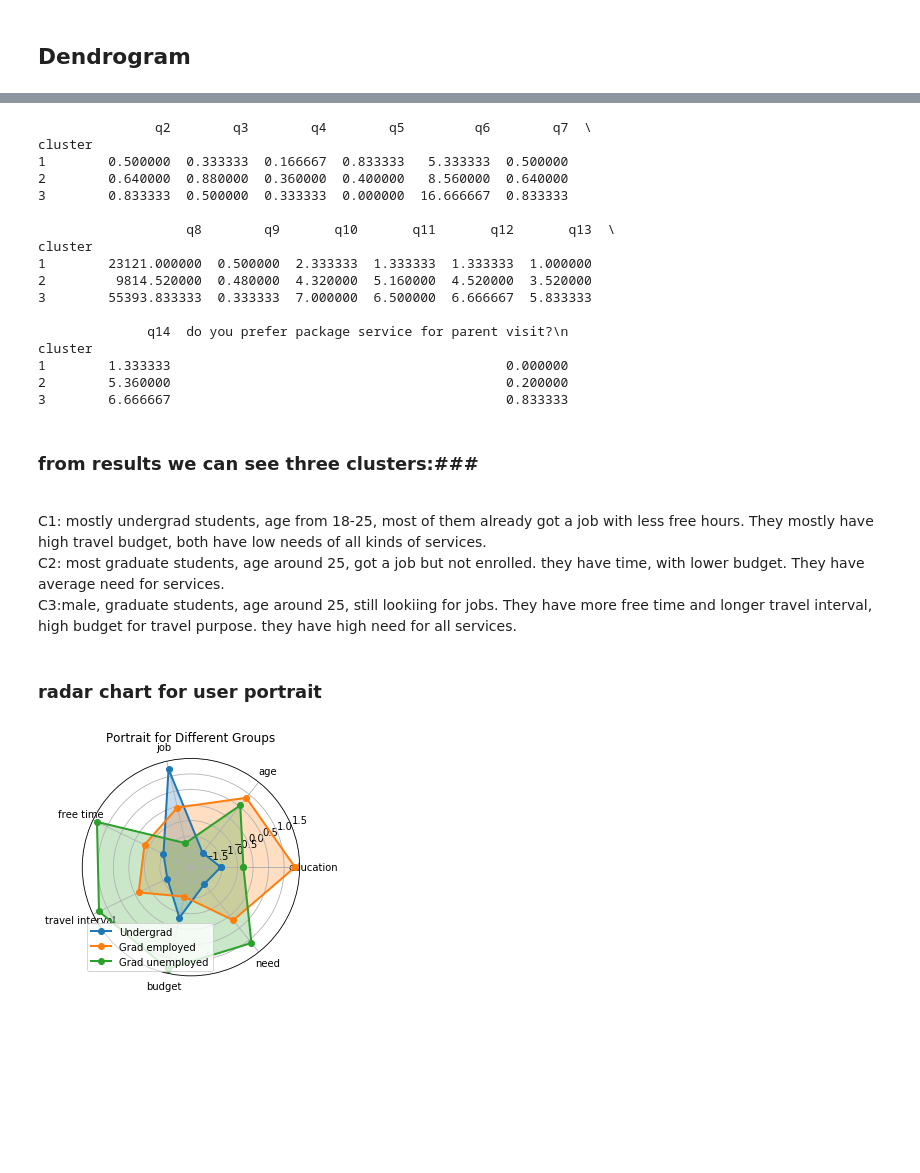
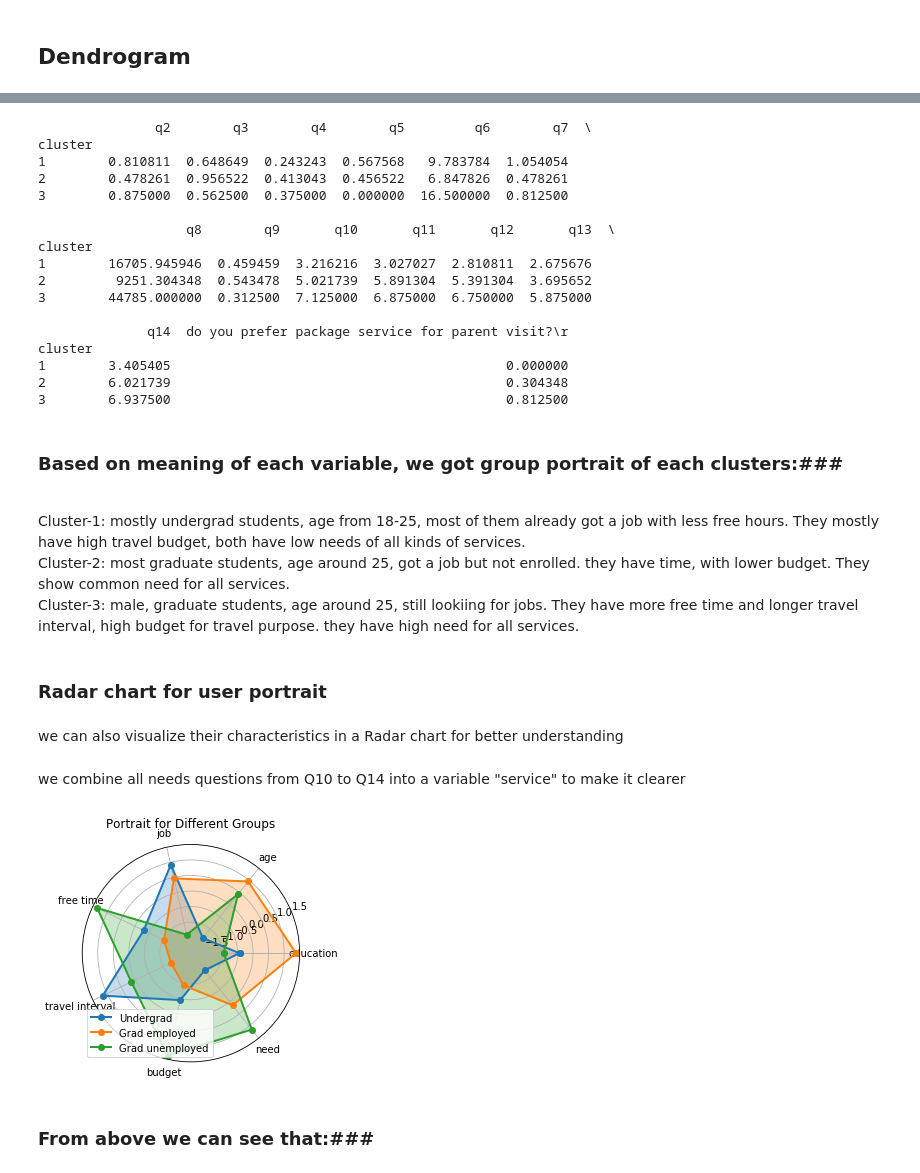
Before and after one commit to JCH12138O/family-visit, a Jupyter notebook: familyvisit.ipynb, the cells around one changed output, grey strips where cells are left out. Drawn from its saved outputs; the diff is of its cells as text; code cells hidden in the pictures; blank space fills up the shorter version.

```diff
--- a/familyvisit.ipynb
+++ b/familyvisit.ipynb
@@ -74,5 +109,5 @@ data.head(10)
 # %%
-data = data.drop(columns = 'q15')
+data = data.drop(columns = ['q15'])
 data2 = data
 t = preprocessing.StandardScaler().fit(data2)
 data2 = t.transform(data2)
@@ -128,4 +167,4 @@ plt.show()
 # %%
 from scipy.cluster.hierarchy import fcluster
-max_d = 9
+max_d = 15
 clusters = fcluster(Z, max_d, criterion='distance')
@@ -136,36 +177,41 @@ print(groups)
 # %% [output]
                q2        q3        q4        q5         q6        q7  \
 cluster
-1        0.500000  0.333333  0.166667  0.833333   5.333333  0.500000
-2        0.640000  0.880000  0.360000  0.400000   8.560000  0.640000
-3        0.833333  0.500000  0.333333  0.000000  16.666667  0.833333
+1        0.810811  0.648649  0.243243  0.567568   9.783784  1.054054
+2        0.478261  0.956522  0.413043  0.456522   6.847826  0.478261
+3        0.875000  0.562500  0.375000  0.000000  16.500000  0.812500
 
                    q8        q9       q10       q11       q12       q13  \
 cluster
-1        23121.000000  0.500000  2.333333  1.333333  1.333333  1.000000
-2         9814.520000  0.480000  4.320000  5.160000  4.520000  3.520000
-3        55393.833333  0.333333  7.000000  6.500000  6.666667  5.833333
+1        16705.945946  0.459459  3.216216  3.027027  2.810811  2.675676
+2         9251.304348  0.543478  5.021739  5.891304  5.391304  3.695652
+3        44785.000000  0.312500  7.125000  6.875000  6.750000  5.875000
 
-              q14  do you prefer package service for parent visit?\n
+              q14  do you prefer package service for parent visit?\r
 cluster
-1        1.333333                                           0.000000
-2        5.360000                                           0.200000
-3        6.666667                                           0.833333
+1        3.405405                                           0.000000
+2        6.021739                                           0.304348
+3        6.937500                                           0.812500
 # %% [markdown]
-### from results we can see three clusters:###
+### Based on meaning of each variable, we got group portrait of each clusters:###
 <br>
-C1: mostly undergrad students, age from 18-25, most of them already got a job with less free hours. They mostly have high travel budget, both have low needs of all kinds of services.
+Cluster-1: mostly undergrad students, age from 18-25, most of them already got a job with less free hours. They mostly have high travel budget, both have low needs of all kinds of services.
 <br>
-   C2: most graduate students, age around 25, got a job but not enrolled. they have time, with lower budget. They have average need for services.
+   Cluster-2: most graduate students, age around 25, got a job but not enrolled. they have time, with lower budget. They show common need for all services.
 <br>
-   C3:male, graduate students, age around 25, still lookiing for jobs. They have more free time and longer travel interval, high budget for travel purpose. they  have high need for all services.
+   Cluster-3: male, graduate students, age around 25, still lookiing for jobs. They have more free time and longer travel interval, high budget for travel purpose. they  have high need for all services.
 # %% [markdown]
-### radar chart for user portrait
+### Radar chart for user portrait
+# %% [markdown]
+we can also visualize their characteristics in a Radar chart for better understanding
+# %% [markdown]
+we combine all needs questions from Q10 to Q14 into a variable "service" to make it clearer
 # %%
 from math import pi
+groups.head(10)
 groups['service'] = (groups['q10']+groups['q11']+groups['q12']+groups['q13']+groups['q14'])/5
 groups = groups.drop(columns = ['q2','q10','q11','q12','q13','q14'])
-groups = groups.drop(columns = 'do you prefer package service for parent visit?\n')
+groups = groups.drop(columns = 'do you prefer package service for parent visit?\r')
 catagory = groups.columns
 groups = groups.drop(columns = 'q9')
 t = preprocessing.StandardScaler().fit(groups)
@@ -174,31 +220,33 @@ groups = pd.DataFrame(groups)
 groups.columns = ['education','age','job','free time','travel interval','budget','need']
 cate = list(groups.columns)
 N = len(cate)
 values = groups.values.flatten().tolist()
 values1 = values[:7]
 values2 = values[7:14]
 values3 = values[14:]
 
 angles = np.linspace(0,2*pi,N,endpoint = False)
 values1=np.concatenate((values1,[values1[0]]))
 values2=np.concatenate((values2,[values2[0]]))
 values3=np.concatenate((values3,[values3[0]]))
 angles=np.concatenate((angles,[angles[0]]))
 
 fig=plt.figure()
 ax = fig.add_subplot(111, polar=True)
 ax.plot(angles, values1, 'o-', linewidth=2, label = 'Undergrad')
 ax.fill(angles, values1, alpha=0.25)
 ax.plot(angles, values2, 'o-', linewidth=2, label = 'Grad employed')
 ax.fill(angles, values2, alpha=0.25)
 ax.plot(angles, values3, 'o-', linewidth=2, label = 'Grad unemployed')
 ax.fill(angles, values3, alpha=0.25)
 ax.set_thetagrids(angles * 180/np.pi, cate)
 ax.set_ylim(-2,1.5)
 plt.title('Portrait for Different Groups')
 
 ax.grid(True)
 plt.legend(loc = 'lower left')
 plt.show()
 # %% [output]
-[figure, old version]
+[figure, new version]
+# %% [markdown]
+### From above we can see that:###
```
Also changed, not shown: parts of 22 cells of this notebook, 2 other files.
